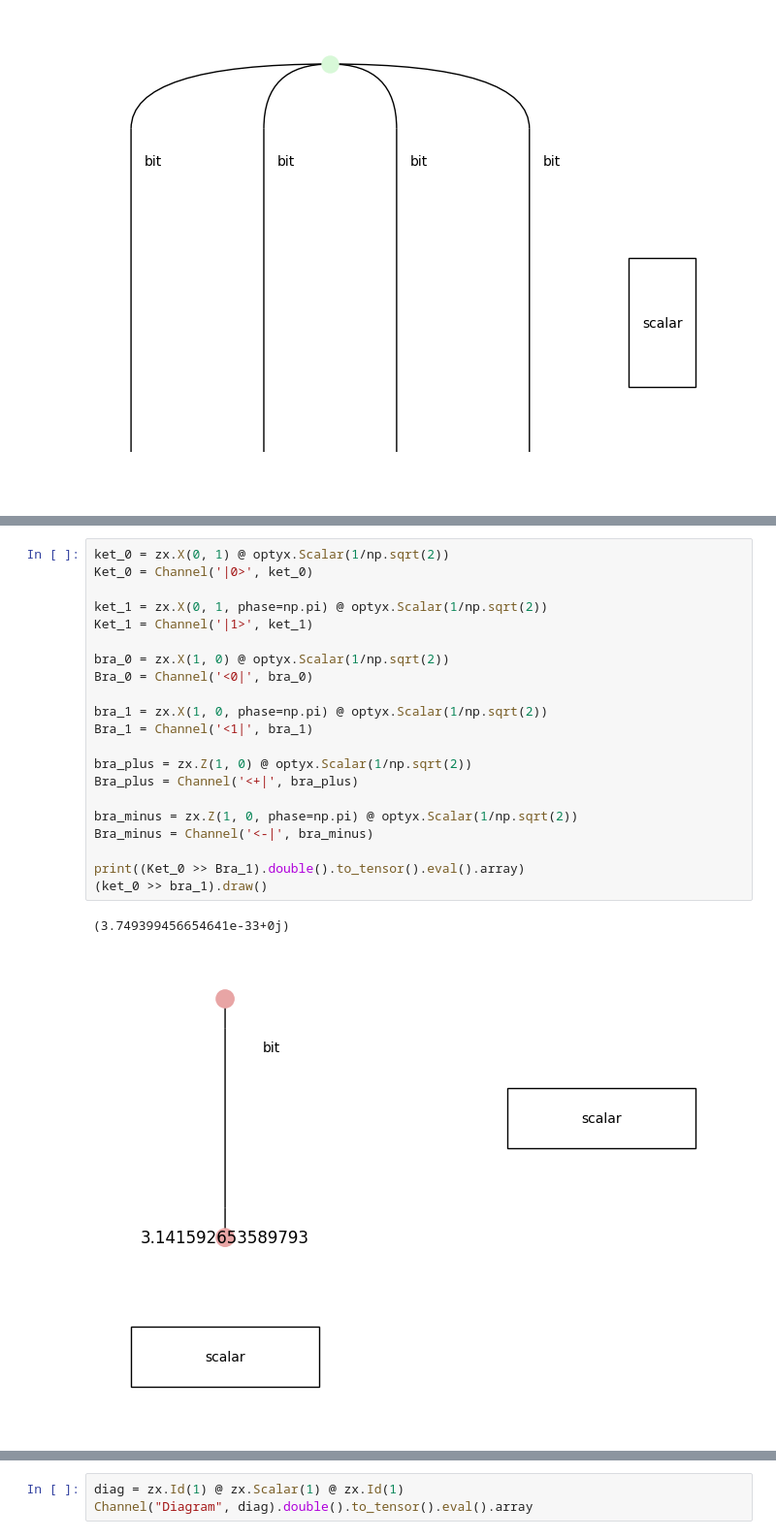
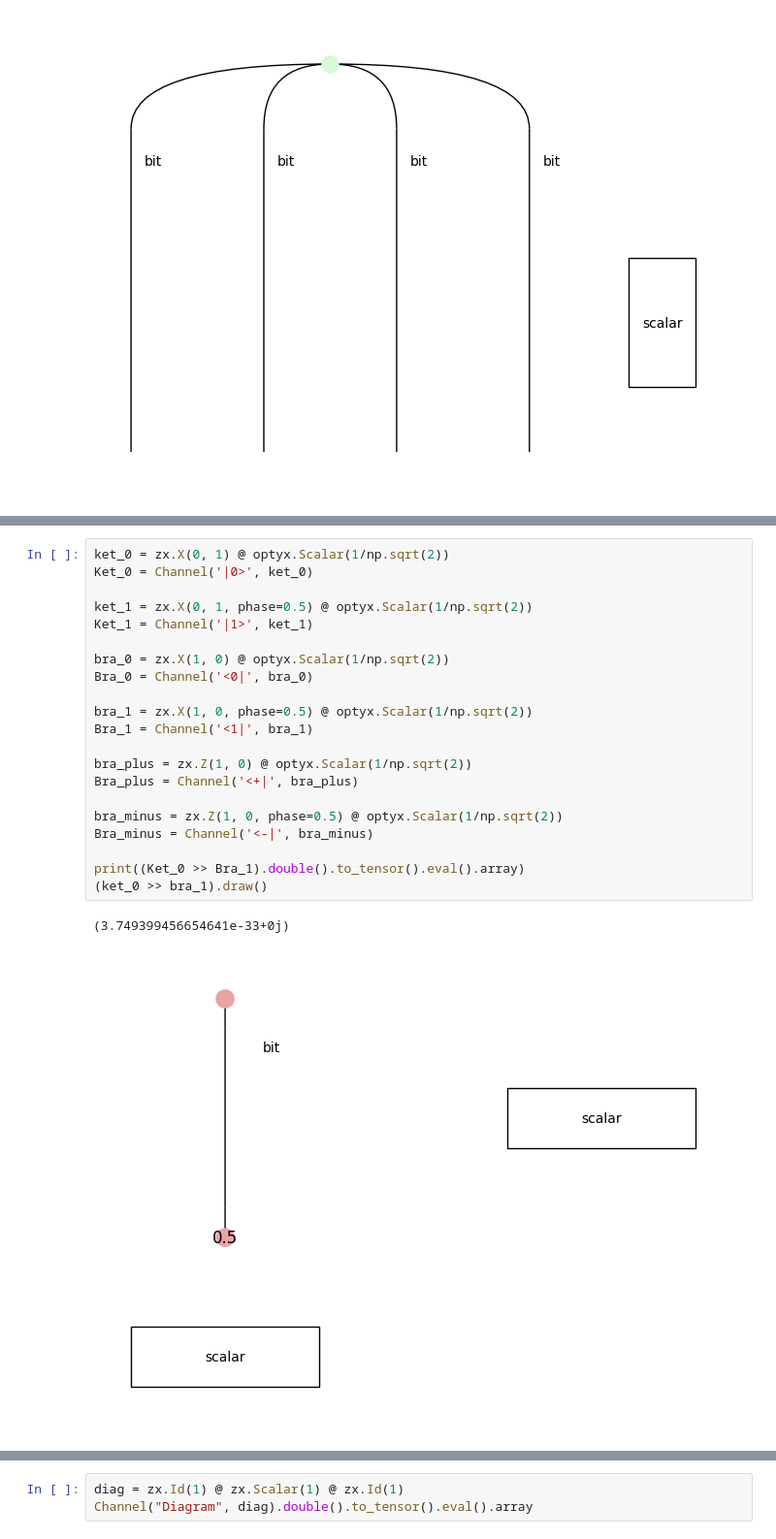
Before and after one commit to quantinuum-dev/optyx, a Jupyter notebook: notebooks/distributed-422-code.ipynb, the cells around one changed output, grey strips where cells are left out. Shown at 97% size. Drawn from its saved outputs; the diff is of its cells as text.

```diff
--- a/notebooks/distributed-422-code.ipynb
+++ b/notebooks/distributed-422-code.ipynb
@@ -35,27 +37,27 @@ z_detector.draw()
 # %%
 ket_0 = zx.X(0, 1) @ optyx.Scalar(1/np.sqrt(2))
 Ket_0 = Channel('|0>', ket_0)
 
-ket_1 = zx.X(0, 1, phase=np.pi) @ optyx.Scalar(1/np.sqrt(2))
+ket_1 = zx.X(0, 1, phase=0.5) @ optyx.Scalar(1/np.sqrt(2))
 Ket_1 = Channel('|1>', ket_1)
 
 bra_0 = zx.X(1, 0) @ optyx.Scalar(1/np.sqrt(2))
 Bra_0 = Channel('<0|', bra_0)
 
-bra_1 = zx.X(1, 0, phase=np.pi) @ optyx.Scalar(1/np.sqrt(2))
+bra_1 = zx.X(1, 0, phase=0.5) @ optyx.Scalar(1/np.sqrt(2))
 Bra_1 = Channel('<1|', bra_1)
 
 bra_plus = zx.Z(1, 0) @ optyx.Scalar(1/np.sqrt(2))
 Bra_plus = Channel('<+|', bra_plus)
 
-bra_minus = zx.Z(1, 0, phase=np.pi) @ optyx.Scalar(1/np.sqrt(2))
+bra_minus = zx.Z(1, 0, phase=0.5) @ optyx.Scalar(1/np.sqrt(2))
 Bra_minus = Channel('<-|', bra_minus)
 
 print((Ket_0 >> Bra_1).double().to_tensor().eval().array)
 (ket_0 >> bra_1).draw()
 # %% [output]
 (3.749399456654641e-33+0j)
-[figure, old version]
+[figure, new version]
 # %%
 def diag_pow(diag, n):
     if n == 1:
```
Also changed, not shown: parts of 14 cells of this notebook, 1 other file.
